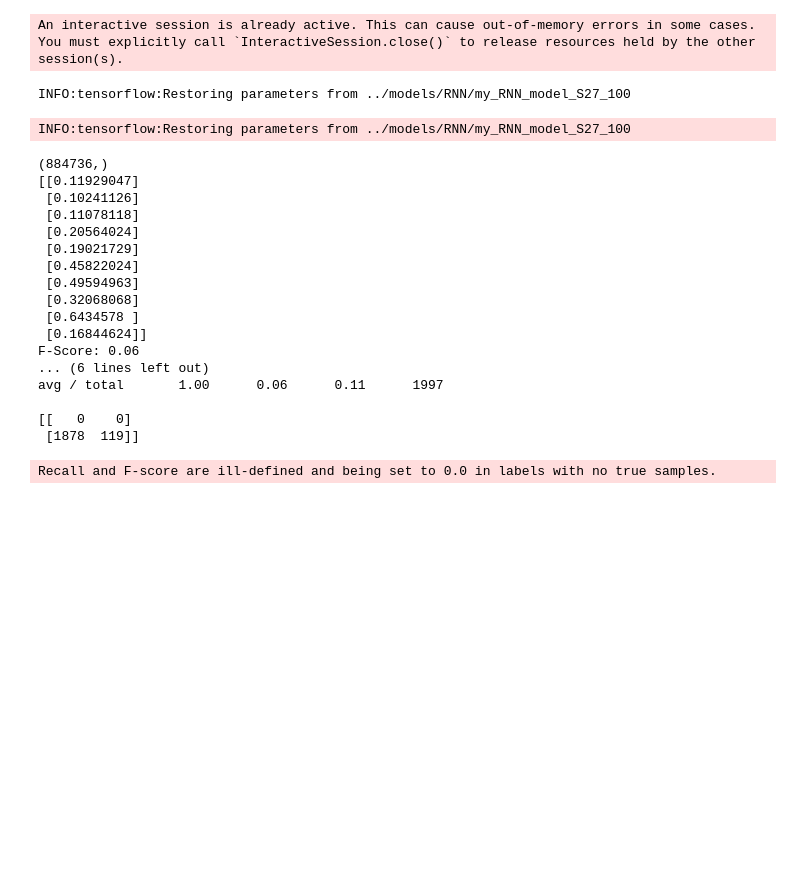
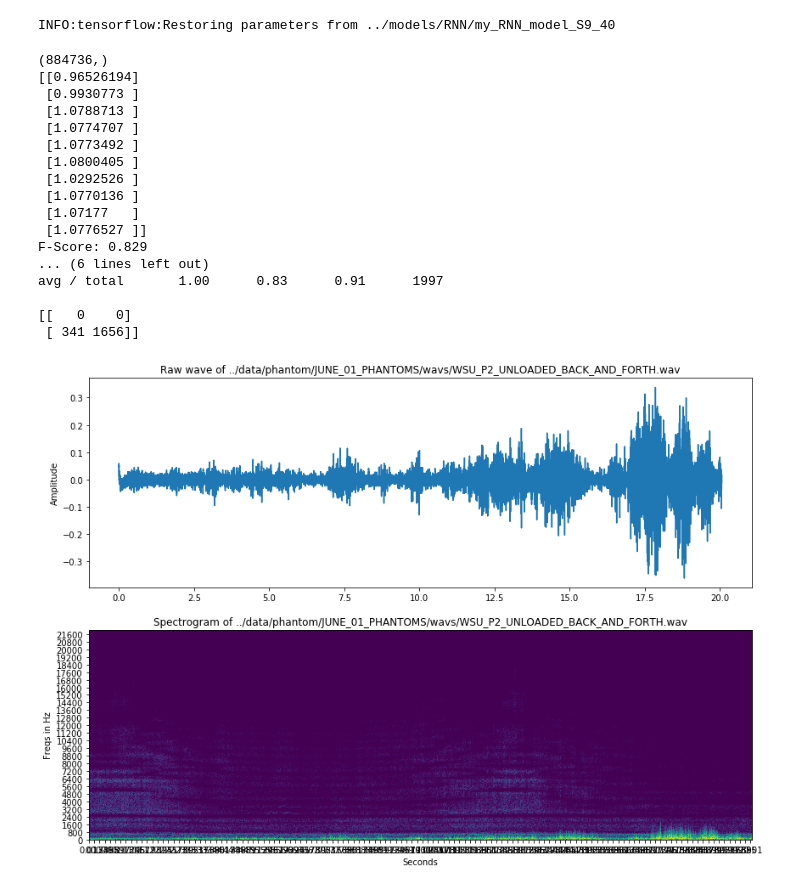
Before and after one commit to seven-up-purdue/uav-audio-detection, a Jupyter notebook: notebooks/RNN_Recognition.ipynb, the cells around one changed output. Saved outputs shown, nothing was run; the diff lists cells and outputs as text; code cells hidden in the pictures; blank space fills up the shorter version.

Commit message:
fix: Delete unnecessary files and update restroe model

```diff
--- a/notebooks/RNN_Recognition.ipynb
+++ b/notebooks/RNN_Recognition.ipynb
@@ -80,3 +71,20 @@ def log_specgram(audio, sample_rate, window_size=20,
                                     noverlap=noverlap,
                                     detrend=False)
     return freqs, times, np.log(spec.T.astype(np.float32) + eps)
+def showFreqTime(combine):
+    for sample, filename, _ in combine:
+        freqs, times, spectrogram = log_specgram(sample, SR)
+        fig = plt.figure(figsize=(14, 10))
+        ax1 = fig.add_subplot(211)
+        ax1.set_title('Raw wave of ' + filename)
+        ax1.set_ylabel('Amplitude')
+        ax1.plot(np.linspace(0, len(sample)/SR, len(sample)), sample)
+
+        ax2 = fig.add_subplot(212)
+        ax2.imshow(spectrogram.T, aspect='auto', origin='lower',
+               extent=[times.min(), times.max(), freqs.min(), freqs.max()])
+        ax2.set_yticks(freqs[::16])
+        ax2.set_xticks(times[::16])
+        ax2.set_title('Spectrogram of ' + filename)
+        ax2.set_ylabel('Freqs in Hz')
+        ax2.set_xlabel('Seconds')
@@ -89,22 +91,22 @@ def log_specgram(audio, sample_rate, window_size=20,
 # %%
 model_path_f = '../models/RNN/'
-filename = 'my_RNN_model_S27_100.meta'
+filename = 'my_RNN_model_S9_40'
 
 
 sess = tf.InteractiveSession()
 sess.run(tf.global_variables_initializer())
-loader = tf.train.import_meta_graph(model_path_f+filename)
-loader.restore(sess, tf.train.latest_checkpoint(model_path_f))
+saver = tf.train.Saver()
+saver.restore(sess, model_path_f+filename)
 
 SR = 44100
-sound_path = WAVE_OUTPUT_FILENAME
 ####
 justone = True
+
+mean = np.load('../data/Xy/RNN_mean.npy')
+std = np.load('../data/Xy/RNN_std.npy')
+
 while(justone):
     justone = False
-    p = pyaudio.PyAudio()
-    stream = p.open(format = FORMAT,channels = CHANNELS,rate = RATE,input = True,frames_per_buffer = CHUNK)
-
     #print("start to record the audio.")
     '''
     frames = []
@@ -125,17 +127,16 @@ while(justone):
     wf.close()
     '''
     ####
-    filename1 = '../data/phantom/JUNE_01_PHANTOMS/wavs/P1_stationary.wav'
-    filename2 = '../data/phantom/JUNE_02_BACKGROUND/wavs/background/background_06_02_01.wav'
+    filename1 = '../data/phantom/JUNE_01_PHANTOMS/wavs/WSU_P2_UNLOADED_BACK_AND_FORTH.wav'
+    filename2 = '../data/phantom/JUNE_02_BACKGROUND/wavs/background/canopy_heavy_wind.wav'
 
     sample, sample_rate = librosa.load(filename1,SR)
     print(sample.shape)
 
 
     freqs, times, spectrogram = log_specgram(sample, sample_rate)
+    showFreqTime([[sample, filename1, SR]])
 
-    mean = np.mean(spectrogram, axis=0)
-    std = np.std(spectrogram, axis=0)
     spectrogram = (spectrogram - mean) / std
 
     dataX = spectrogram
@@ -146,52 +147,50 @@ while(justone):
     #print(dataX.shape[0] - seq_length+1)
     for i in range(0, dataX.shape[0] - seq_length+1):
         _x = dataX[i:i + seq_length]
         X_hot_list.append(_x)
     X_hot = np.array(X_hot_list[:])
     #print(X_hot[0])
     #print('\n\n\n')
     y_pred = sess.run(Y_pred,feed_dict={X: X_hot})
     #y_pred[y_pred<0.5] = 0
     #y_pred[y_pred>=0.5] = 1
-    print(y_pred[:10] )
+    print(y_pred[20:30] )
     y_true = np.ones(shape=[y_pred.shape[0]])
     y_pred[y_pred<0.5] = 0
     y_pred[y_pred>=0.5] = 1
 
     p,r,f,s = precision_recall_fscore_support(y_true, y_pred, average='micro')
     print("F-Score:", round(f,3))
     print("Accuracy: ", accuracy_score(y_true, y_pred))
 
     print(classification_report(y_true, y_pred))
     print(confusion_matrix(y_true, y_pred))
 
     '''
     if y_pred[0] == 1:
         print('The sound is Drone')
     else :
         print('THe sound isn\'t Drone')
     '''
 
 sess.close()
 # %% [output]
-An interactive session is already active. This can cause out-of-memory errors in some cases. You must explicitly call `InteractiveSession.close()` to release resources held by the other session(s).
+INFO:tensorflow:Restoring parameters from ../models/RNN/my_RNN_model_S9_40
-INFO:tensorflow:Restoring parameters from ../models/RNN/my_RNN_model_S27_100
+(884736,)
+[[0.96526194]
+ [0.9930773 ]
+ [1.0788713 ]
+ [1.0774707 ]
+ [1.0773492 ]
+ [1.0800405 ]
+ [1.0292526 ]
+ [1.0770136 ]
+ [1.07177   ]
+ [1.0776527 ]]
+F-Score: 0.829
+... (6 lines left out)
+avg / total       1.00      0.83      0.91      1997
+
+[[   0    0]
+ [ 341 1656]]
-INFO:tensorflow:Restoring parameters from ../models/RNN/my_RNN_model_S27_100
-(884736,)
-[[0.11929047]
- [0.10241126]
- [0.11078118]
- [0.20564024]
- [0.19021729]
- [0.45822024]
- [0.49594963]
- [0.32068068]
- [0.6434578 ]
- [0.16844624]]
-F-Score: 0.06
-... (6 lines left out)
-avg / total       1.00      0.06      0.11      1997
-
-[[   0    0]
- [1878  119]]
-Recall and F-score are ill-defined and being set to 0.0 in labels with no true samples.
+[figure, added]
```
Also changed, not shown: parts of 3 cells of this notebook, 4 other files.
